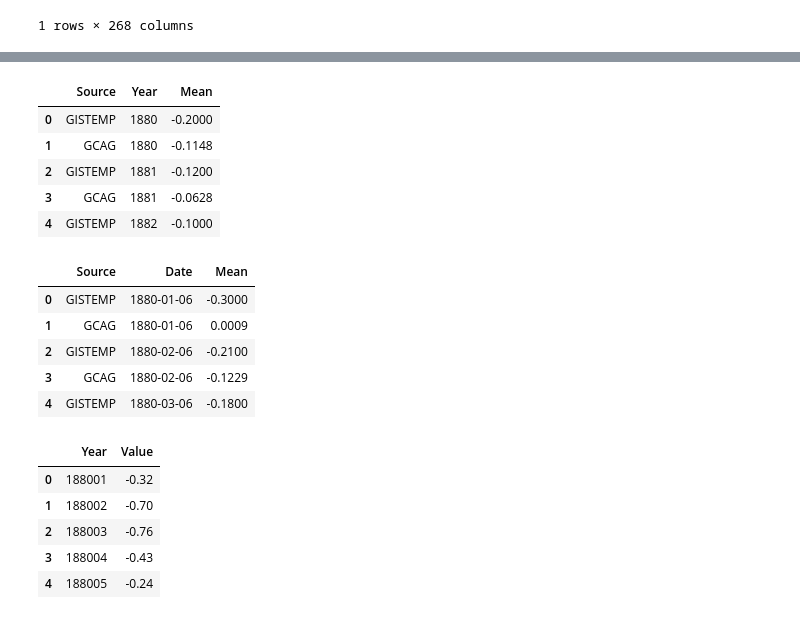
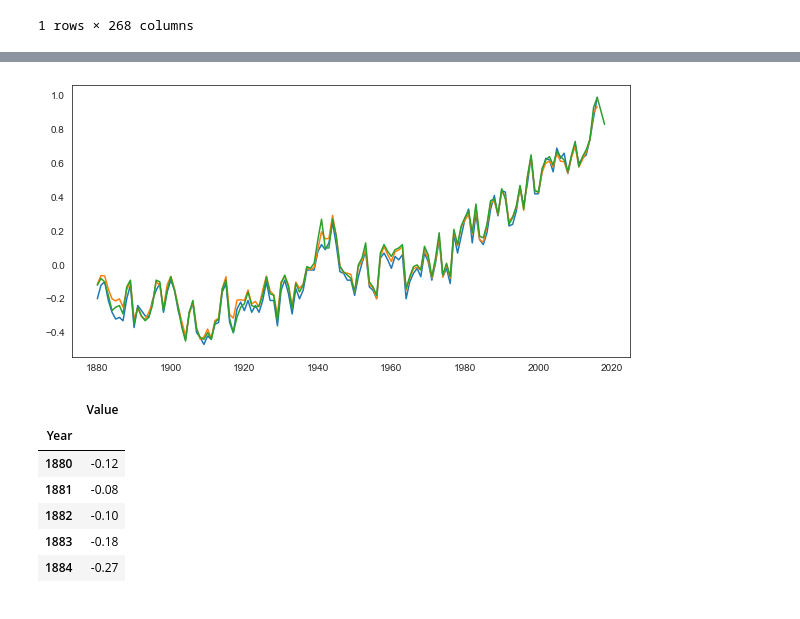
Before and after one commit to TL114/DataScience19, a Jupyter notebook: DS19.ipynb, the cells around one changed output, grey strips where cells are left out. Cells and saved outputs as stored; diff of their text form; code cells hidden in the pictures.

```diff
--- a/DS19.ipynb
+++ b/DS19.ipynb
@@ -41,36 +48,30 @@ plt.show()
 #Temperature variations - temperature readings like these correspond to how different the reading was when compared
 #to global average for the years 1900-2000
 #Annual readings, 2 dindependent sources: GISTEMP and GCAG
-var_annual=pd.read_csv("annual_csv.csv")
-data_variations_annual=var_annual.iloc[::-1].reset_index(drop=True)
+var_annual=pd.read_csv("annual_csv.csv",index_col=1, header=0)
+data_variations_annual=var_annual.iloc[::-1]
 data_variations_annual.head()
+data_variations_GISTEMP=data_variations_annual[data_variations_annual["Source"]=="GISTEMP"]
+data_variations_GCAG=data_variations_annual[data_variations_annual["Source"]=="GCAG"]
+data_var_GISTEMP=data_variations_GISTEMP.drop("Source",axis=1)
+data_var_GCAG=data_variations_GCAG.drop("Source",axis=1)
+
+plt.figure(figsize=(10,5))
+plt.plot(data_var_GISTEMP)
+plt.plot(data_var_GCAG)
+plt.plot(data_variations_NOAA)
+plt.show()
 # %% [output]
-|  | Source | Year | Mean |
-| 0 | GISTEMP | 1880 | -0.2000 |
-| 1 | GCAG | 1880 | -0.1148 |
-| 2 | GISTEMP | 1881 | -0.1200 |
-| 3 | GCAG | 1881 | -0.0628 |
-| 4 | GISTEMP | 1882 | -0.1000 |
+[figure, added]
-# %%
-#Monthly variations
-var_month=pd.read_csv("monthly_csv.csv")
-data_variations_monthly=var_month.iloc[::-1].reset_index(drop=True)
-data_variations_monthly.head()
-# %% [output]
-|  | Source | Date | Mean |
-| 0 | GISTEMP | 1880-01-06 | -0.3000 |
-| 1 | GCAG | 1880-01-06 | 0.0009 |
-| 2 | GISTEMP | 1880-02-06 | -0.2100 |
-| 3 | GCAG | 1880-02-06 | -0.1229 |
-| 4 | GISTEMP | 1880-03-06 | -0.1800 |
 # %%
-#Data from NOAA, 1880-2019, monthly readings
-data_variations_NOAA=pd.read_csv("data-NOAA.csv")
+#Data from NOAA, 1880-2019, annual readings
+data_variations_NOAA=pd.read_csv("data-NOAA.csv",index_col=0, header=0)
 data_variations_NOAA.head()
 # %% [output]
-|  | Year | Value |
-| 0 | 188001 | -0.32 |
-| 1 | 188002 | -0.70 |
-| 2 | 188003 | -0.76 |
-| 3 | 188004 | -0.43 |
-| 4 | 188005 | -0.24 |
+|  | Value |
+| Year |  |
+| 1880 | -0.12 |
+| 1881 | -0.08 |
+| 1882 | -0.10 |
+| 1883 | -0.18 |
+| 1884 | -0.27 |
```
Also changed, not shown: parts of 3 cells of this notebook, 1 other file.
